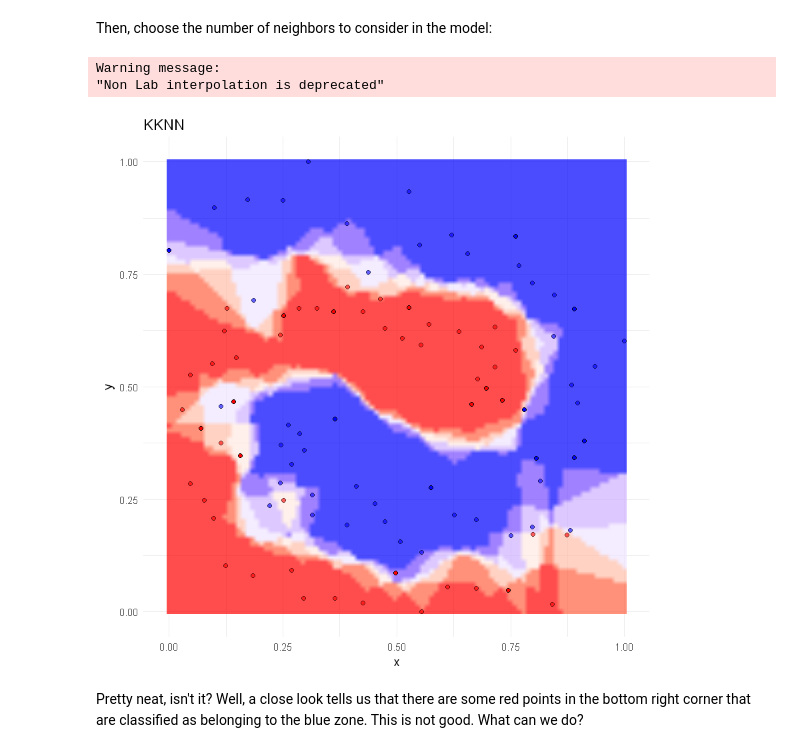
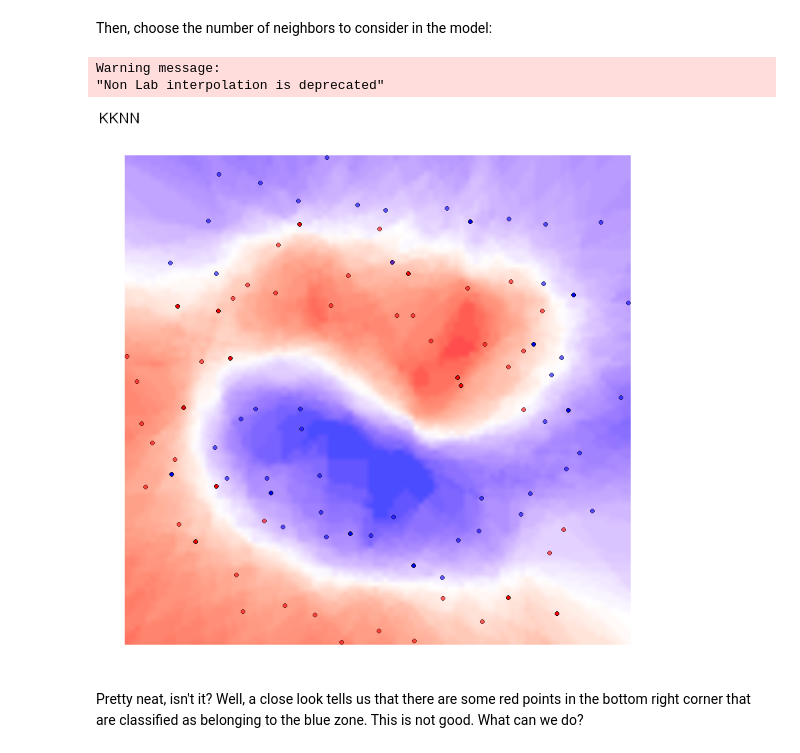
Before and after one commit to mmmlc/mlTeachings, a Jupyter notebook: lessons/lesson_01/3_knn.ipynb, the cells around one changed output. Cells and saved outputs as stored; diff of their text form; code cells hidden in the pictures.

```diff
--- a/lessons/lesson_01/3_knn.ipynb
+++ b/lessons/lesson_01/3_knn.ipynb
@@ -35,7 +45,7 @@ data_name <- "spirals"
 # %% [markdown]
 Then, choose the number of neighbors to consider in the model:
 # %%
-k <- 3
+k <- 10
 # %%
 model = train(y = df[[data_name]]$y_train$class,
               x = df[[data_name]]$x_train,
@@ -54,35 +64,35 @@ grid_df <- expand.grid(
   y = seq(from, to, length.out = n)
 )
 
 grid_df$prob = model %>% predict(grid_df %>% select(x,y), type = 'prob') %>% select(prob = class_1)
 
 ## prepare the dataset
 
 data_df <- lapply(
   data_name,
   function(data_name) {
     df <- df[[data_name]]
     rbind(
       df$full_train %>% mutate(partition = "train"),
       df$full_val %>% mutate(partition = "val")
     )
   }
 ) %>% bind_rows
 
 ## plot the data
 ggplot() +
   geom_raster(data = grid_df, aes(x = x, y = y, fill = prob), interpolate = T, alpha = 0.7) +
   scale_fill_gradient2(low = "blue", mid = "white",
                        high = "red", midpoint = 0.5, space = "rgb",
                        na.value = "grey50", guide = "colourbar") +
   geom_point(data = data_df, aes(x = x, y = y, fill = 1- (as.numeric(factor(class)) - 1), alpha = partition), shape = 21) +
   scale_alpha_manual(values = c("train" = 0.6, "test" = 1)) +
-  theme_minimal() + ggtitle(model$method %>% toupper) +
+  theme_void() + ggtitle(model$method %>% toupper) +
   theme(legend.position = "none")
 # %% [output]
 Warning message:
 "Non Lab interpolation is deprecated"
-[figure, old version]
+[figure, new version]
 # %% [markdown]
 Pretty neat, isn't it? Well, a close look tells us that there are some red points in the bottom right corner that are classified as belonging to the blue zone. This is not good. What can we do?
 # %% [markdown]
```
Also changed, not shown: parts of 3 cells of this notebook, 4 other files.
